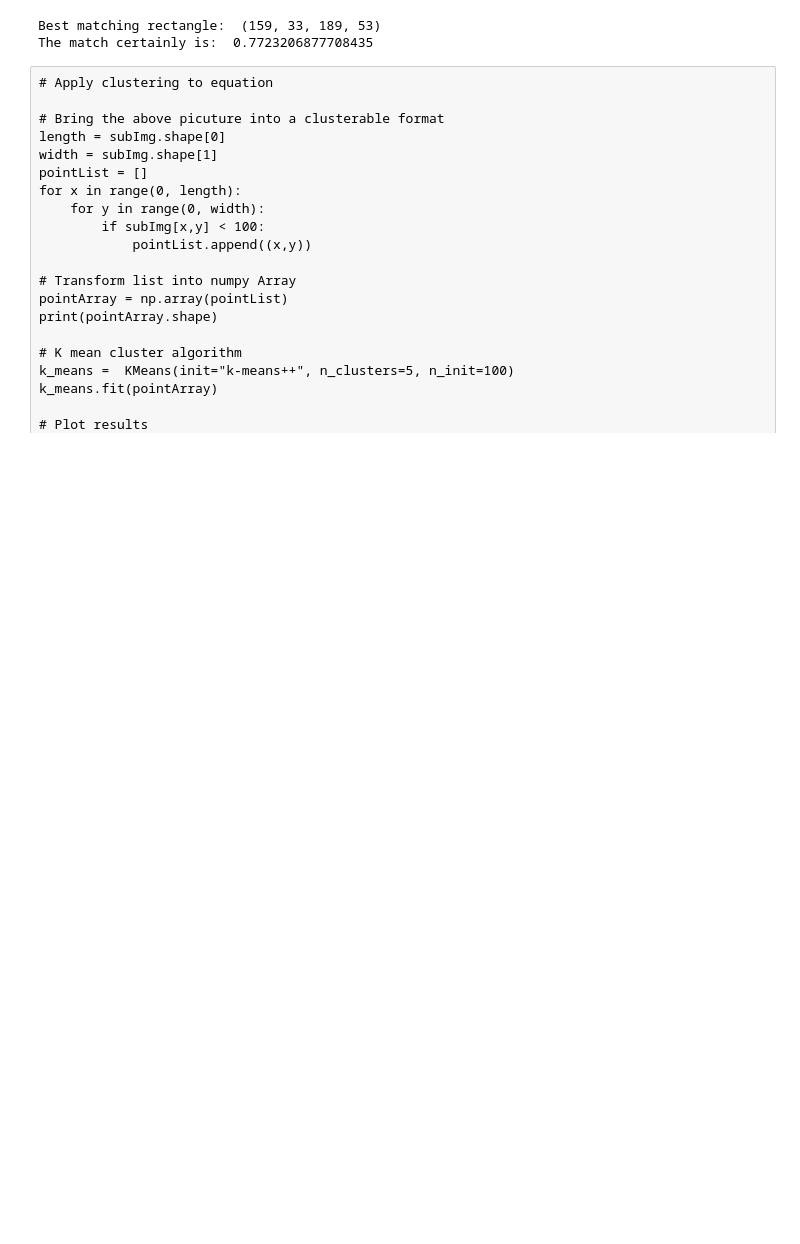
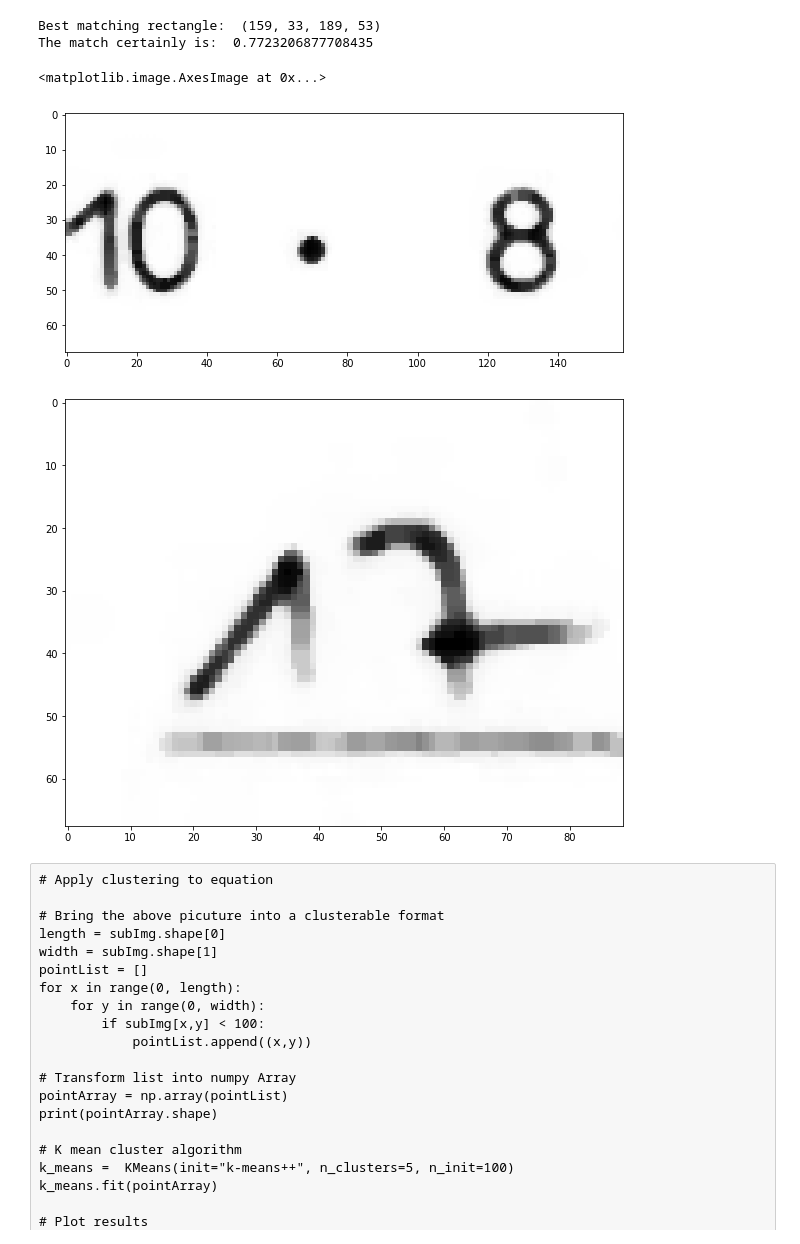
Before and after one commit to dschmoeller/iCheck, a Jupyter notebook: OCR tesseract.ipynb, the cells around one changed output. Drawn from its saved outputs; the diff is of its cells as text; code cells hidden in the pictures; blank space fills up the shorter version.

```diff
--- a/OCR tesseract.ipynb
+++ b/OCR tesseract.ipynb
@@ -194,3 +194,16 @@ The match certainly is:  0.7723206877708435
 # %%
 # TODO:
 # Use equality box to split up the equation into left side and right side
+# Cut the equal sign area from equation
+leftSideEquation = subImg[::, 0:boxMax[0]]
+rightSideEquation = subImg[::, boxMax[2]::]
+
+# Plot results
+plt.figure(figsize=(10,10))
+plt.imshow(leftSideEquation, cmap="gray")
+plt.figure(figsize=(10,10))
+plt.imshow(rightSideEquation, cmap="gray")
+# %% [output]
+<matplotlib.image.AxesImage at 0x...>
+[figure, added]
+[figure, added]
```
Also changed, not shown: parts of 4 cells of this notebook, 9 other files.
